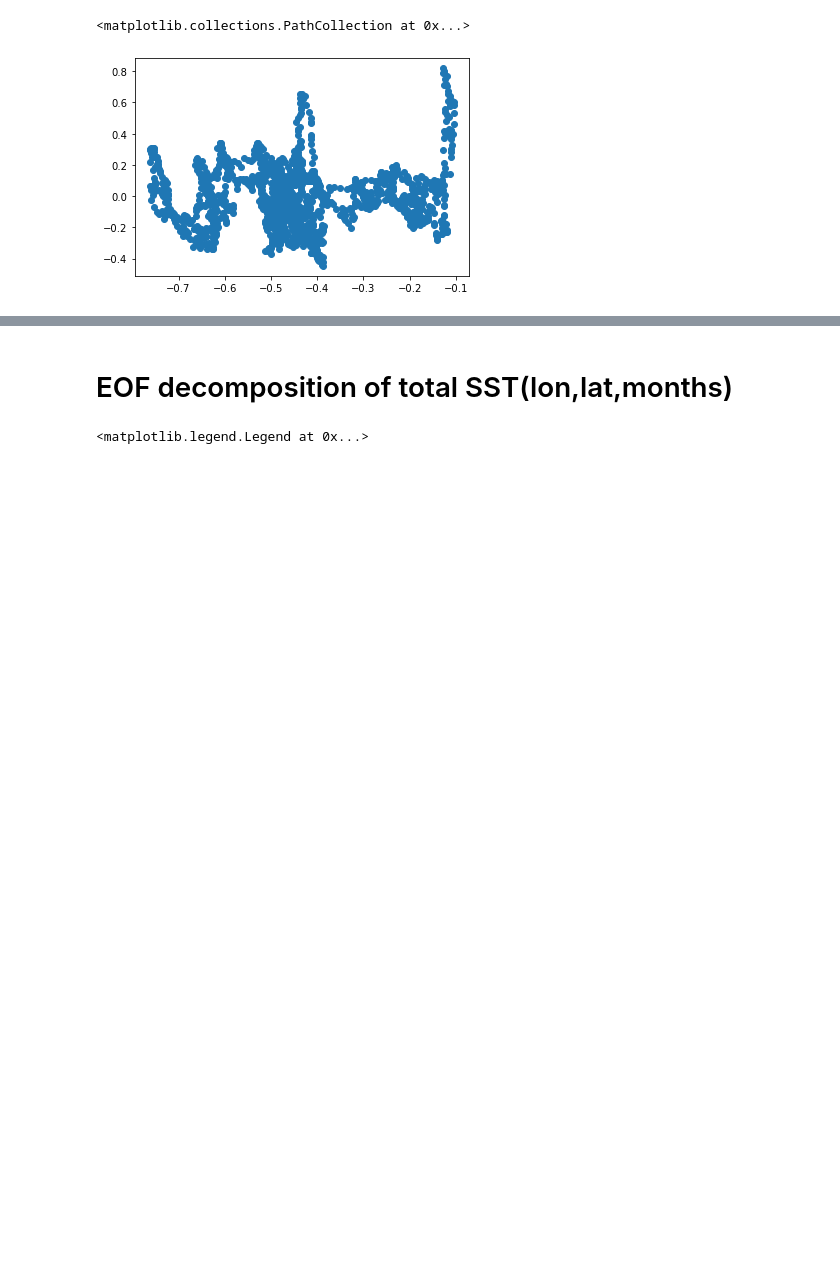
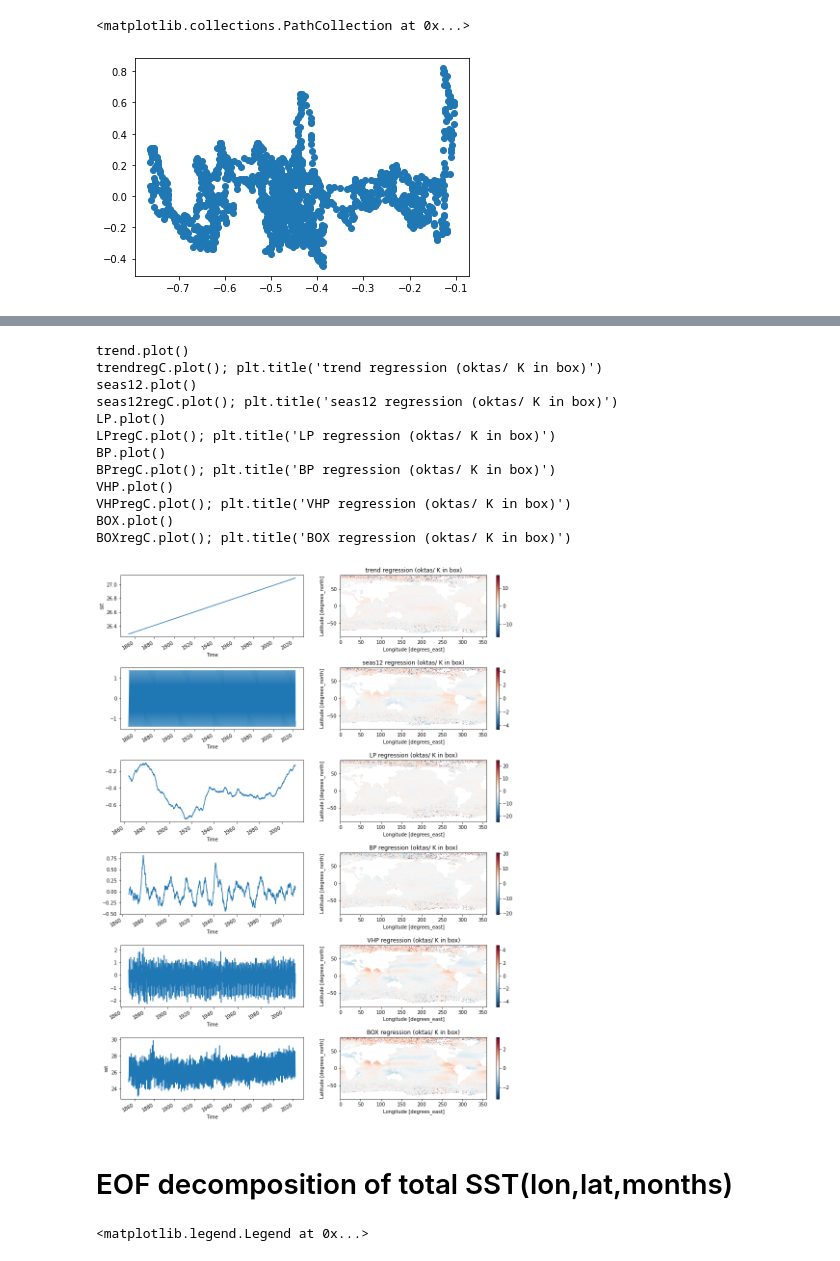
Before and after one commit to MPOcanes/MPO624_2022, a Jupyter notebook: Notebooks/xarray_SST_timeregressions.ipynb, the cells around one changed output, grey strips where cells are left out. Drawn from its saved outputs; the diff is of its cells as text; code cells hidden in the pictures; blank space fills up the shorter version.

```diff
--- a/Notebooks/xarray_SST_timeregressions.ipynb
+++ b/Notebooks/xarray_SST_timeregressions.ipynb
@@ -211,0 +247,8 @@ plt.scatter(LP,BP) # uncorrelated: orthogonal predictors, separable results
+# %%
+for tsname in tsnames:
+    command = tsname+'corrC = xr.corr('+tsname+',ds2.cldc, dim="time");'# +tsname+'cov.plot(); plt.title('+tsname+')'
+    print(command)
+    exec(command)
+    command = tsname+'regC = '+tsname+'corr'+'* ds2.cldc.std(dim="time") /'+tsname+'.std(dim="time")'
+    print(command)
+    exec(command)
@@ -212,3 +268,33 @@ plt.scatter(LP,BP) # uncorrelated: orthogonal predictors, separable results
+# %%
+plt.figure(figsize=(15, 20))
+plt.subplots_adjust(hspace=0.5)
+
+#fig, axes = plt.subplots(ncols=2, nrows=4, figsize=(14,10))
+
+for i,tsname in enumerate(tsnames):
+    ax = plt.subplot(6, 2, 2*i + 1)
+    command = tsname+".plot()"
+    print(command)
+    exec(command)
+
+    ax = plt.subplot(6, 2, 2*i + 2)
+    command = tsname+"regC.plot(); plt.title('"+tsname+" regression (oktas/ K in box)')"
+    print(command)
+    exec(command)
+# %% [output]
+trend.plot()
+trendregC.plot(); plt.title('trend regression (oktas/ K in box)')
+seas12.plot()
+seas12regC.plot(); plt.title('seas12 regression (oktas/ K in box)')
+LP.plot()
+LPregC.plot(); plt.title('LP regression (oktas/ K in box)')
+BP.plot()
+BPregC.plot(); plt.title('BP regression (oktas/ K in box)')
+VHP.plot()
+VHPregC.plot(); plt.title('VHP regression (oktas/ K in box)')
+BOX.plot()
+BOXregC.plot(); plt.title('BOX regression (oktas/ K in box)')
+[figure, added]
 # %% [markdown]
 # EOF decomposition of total SST(lon,lat,months)
 # %%
```
Also changed, not shown: parts of 5 cells of this notebook.
